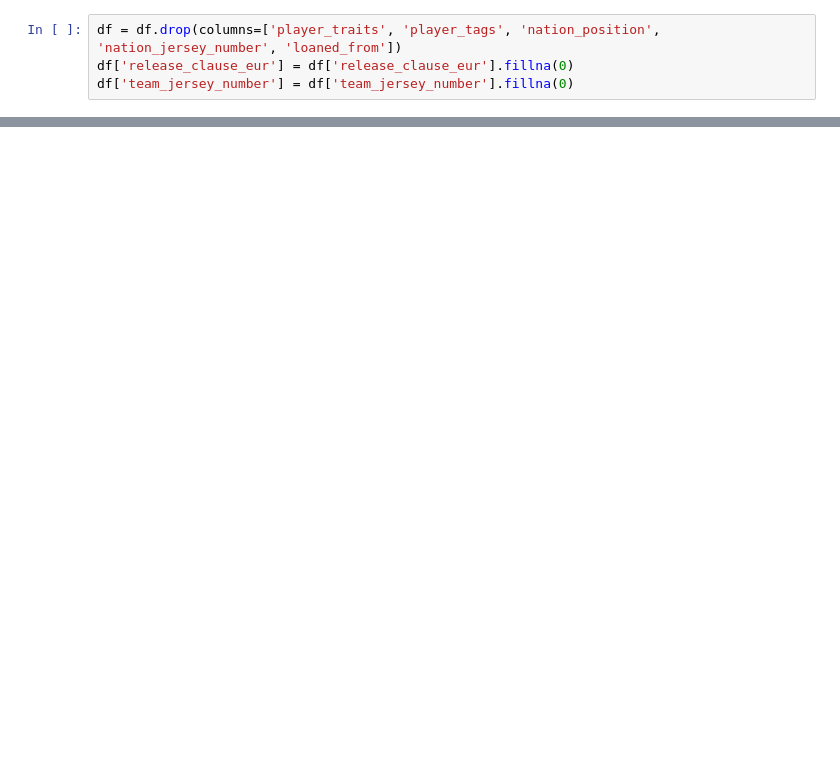
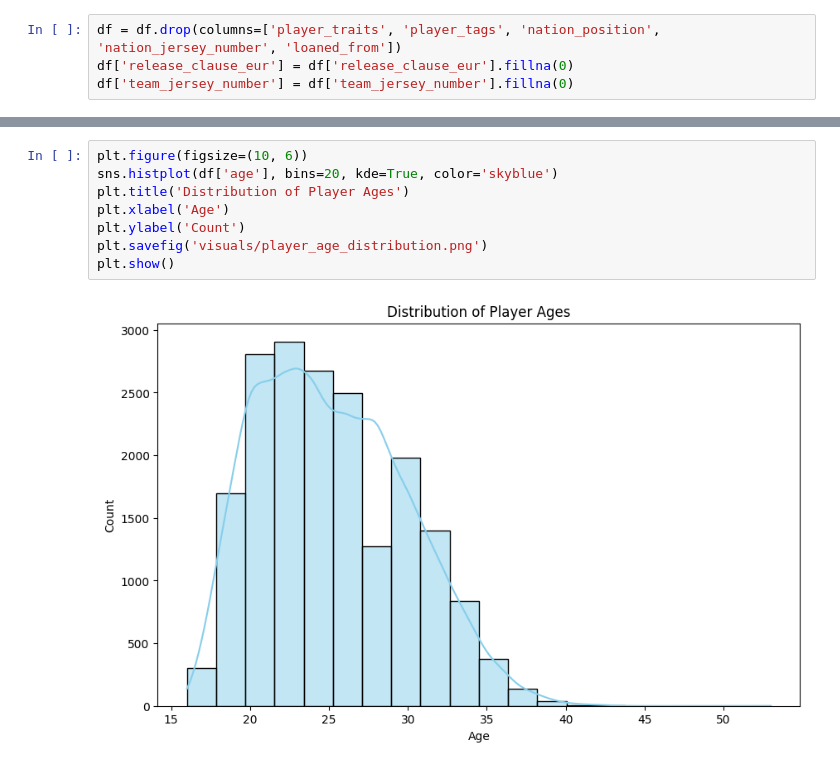
Before and after one commit to niraj713/fifa-player-stats-eda, a Jupyter notebook: notebooks/fifa_player_eda.ipynb, the cells around one changed output, grey strips where cells are left out. Drawn from its saved outputs; the diff is of its cells as text; blank space fills up the shorter version.

```diff
--- a/notebooks/fifa_player_eda.ipynb
+++ b/notebooks/fifa_player_eda.ipynb
@@ -109,0 +240,10 @@ plt.show()
+# %%
+plt.figure(figsize=(10, 6))
+sns.histplot(df['age'], bins=20, kde=True, color='skyblue')
+plt.title('Distribution of Player Ages')
+plt.xlabel('Age')
+plt.ylabel('Count')
+plt.savefig('visuals/player_age_distribution.png')
+plt.show()
+# %% [output]
+[figure, added]
```
Also changed, not shown: parts of 21 cells of this notebook.
